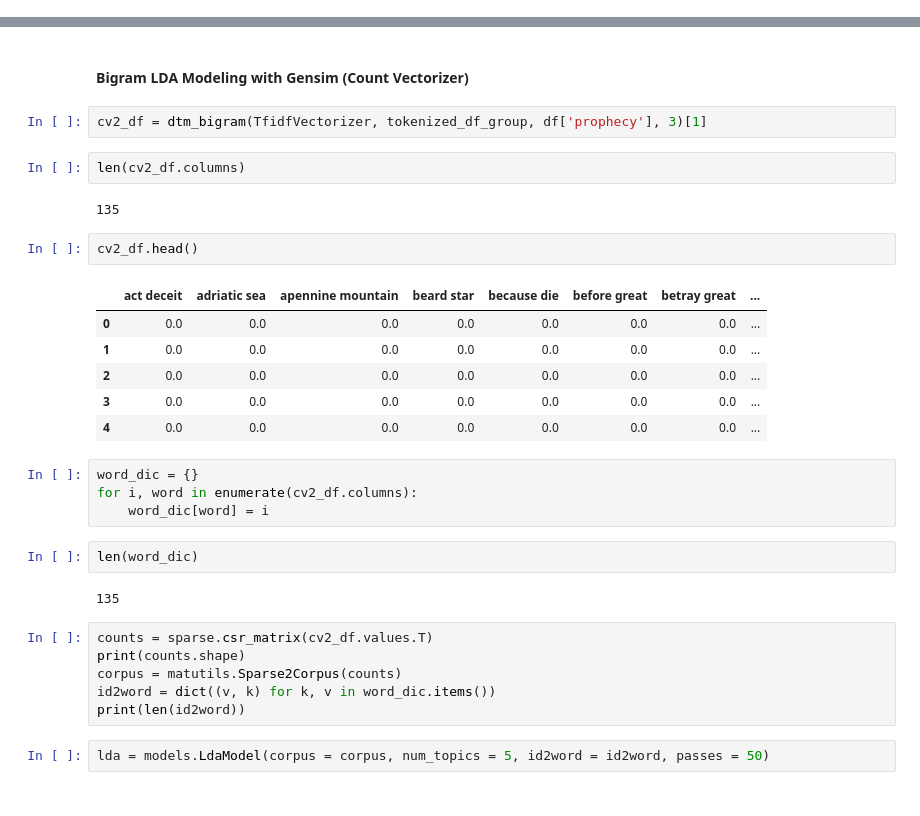
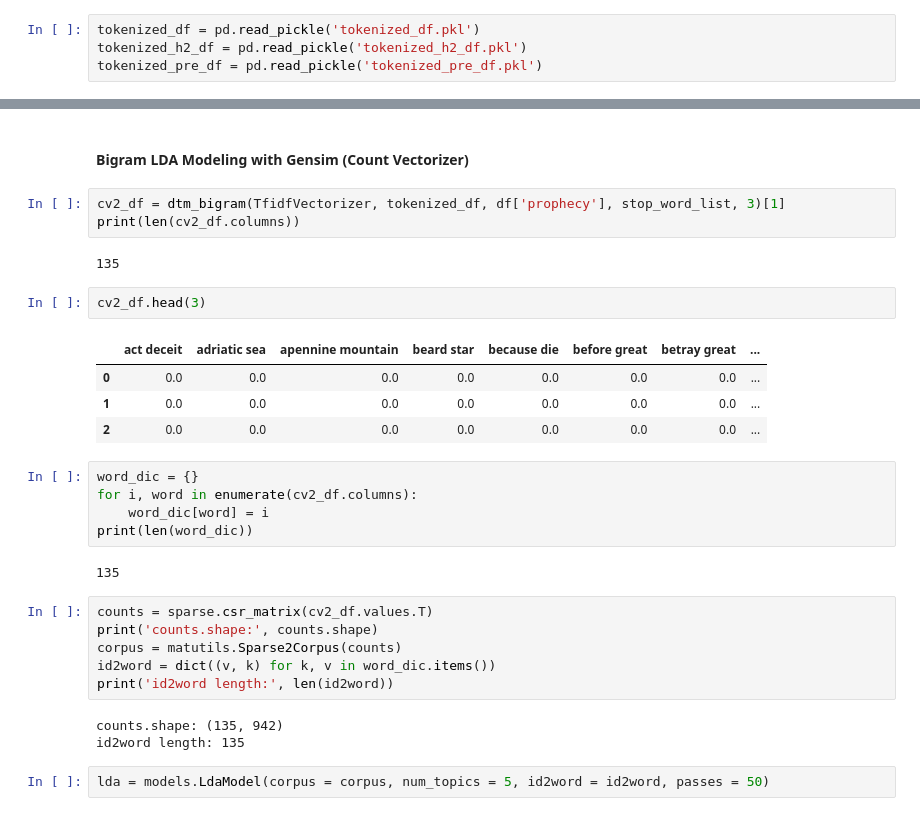
Before and after one commit to cyaris/nostradamus_prophecies, a Jupyter notebook: Nostradamus NLTK.ipynb, the cells around one changed output, grey strips where cells are left out. Cells and saved outputs as stored; diff of their text form.

```diff
--- a/Nostradamus NLTK.ipynb
+++ b/Nostradamus NLTK.ipynb
@@ -172,3 +129,7 @@ tokenized_df_group = pd.read_pickle('tokenized_df_group.pkl')
+# %%
+tokenized_df = pd.read_pickle('tokenized_df.pkl')
+tokenized_h2_df = pd.read_pickle('tokenized_h2_df.pkl')
+tokenized_pre_df = pd.read_pickle('tokenized_pre_df.pkl')
 # %% [markdown]
 #### Unigram LDA Modeling with Gensim (Count Vectorizer)
 # %%
@@ -238,34 +223,33 @@ lda_docs[0:5]
 # %% [markdown]
 #### Bigram LDA Modeling with Gensim (Count Vectorizer)
 # %%
-cv2_df = dtm_bigram(TfidfVectorizer, tokenized_df_group, df['prophecy'], 3)[1]
+cv2_df = dtm_bigram(TfidfVectorizer, tokenized_df, df['prophecy'], stop_word_list, 3)[1]
+print(len(cv2_df.columns))
+# %% [output]
+135
-# %%
-len(cv2_df.columns)
-# %% [output]
-135
 # %%
-cv2_df.head()
+cv2_df.head(3)
 # %% [output]
 |  | act deceit | adriatic sea | apennine mountain | beard star | because die | before great | betray great | ... |
 | 0 | 0.0 | 0.0 | 0.0 | 0.0 | 0.0 | 0.0 | 0.0 | ... |
 | 1 | 0.0 | 0.0 | 0.0 | 0.0 | 0.0 | 0.0 | 0.0 | ... |
 | 2 | 0.0 | 0.0 | 0.0 | 0.0 | 0.0 | 0.0 | 0.0 | ... |
-| 3 | 0.0 | 0.0 | 0.0 | 0.0 | 0.0 | 0.0 | 0.0 | ... |
-| 4 | 0.0 | 0.0 | 0.0 | 0.0 | 0.0 | 0.0 | 0.0 | ... |
 # %%
 word_dic = {}
 for i, word in enumerate(cv2_df.columns):
     word_dic[word] = i
+print(len(word_dic))
+# %% [output]
+135
-# %%
-len(word_dic)
-# %% [output]
-135
 # %%
 counts = sparse.csr_matrix(cv2_df.values.T)
-print(counts.shape)
+print('counts.shape:', counts.shape)
 corpus = matutils.Sparse2Corpus(counts)
 id2word = dict((v, k) for k, v in word_dic.items())
-print(len(id2word))
+print('id2word length:', len(id2word))
+# %% [output]
+counts.shape: (135, 942)
+id2word length: 135
 # %%
 lda = models.LdaModel(corpus = corpus, num_topics = 5, id2word = id2word, passes = 50)
 # %%
```
Also changed, not shown: parts of 50 cells of this notebook, 9 other files.
